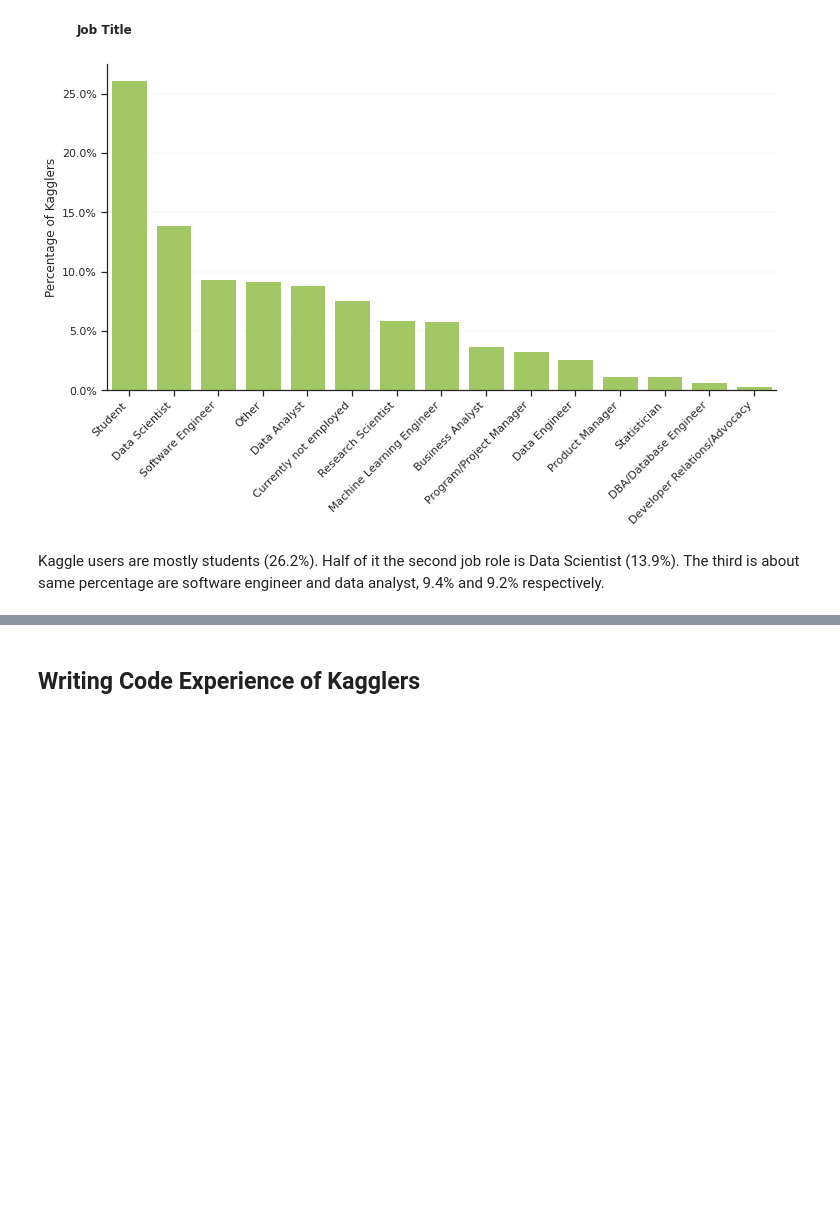
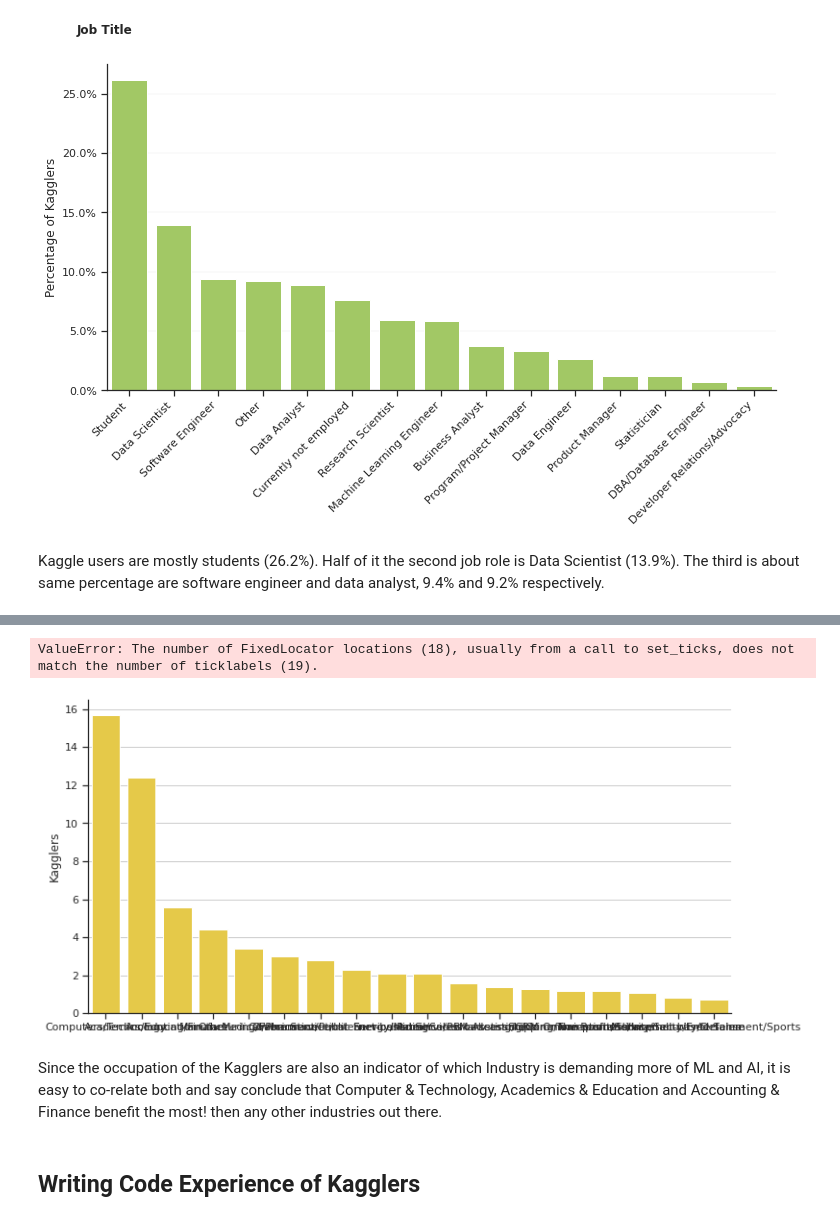
Before and after one commit to StephRoos/Data-Science, a Jupyter notebook: Kaggle_Survey/2021_Kaggle_Survey_Analysis.ipynb, the cells around one changed output, grey strips where cells are left out. Drawn from its saved outputs; the diff is of its cells as text; code cells hidden in the pictures; blank space fills up the shorter version.

```diff
--- a/Kaggle_Survey/2021_Kaggle_Survey_Analysis.ipynb
+++ b/Kaggle_Survey/2021_Kaggle_Survey_Analysis.ipynb
@@ -241,0 +243,9 @@ Kaggle users are mostly students (26.2%). Half of it the second job role is Data
+# %%
+# Create a table with number of Kagglers by type of industry
+
+df_industry = pd.DataFrame(df_a.groupby('Q20', dropna = False).size())
+df_industry.index.name = 'Industry'
+df_industry.columns = ['Kagglers']
+df_industry.sort_values(by='Kagglers', ascending=False, inplace=True)
+df_industry = np.round(df_industry/ df_industry.sum() *100, 1)
+df_industry
@@ -242,3 +271,31 @@ Kaggle users are mostly students (26.2%). Half of it the second job role is Data
+# %%
+data = df_industry.copy()
+
+# Create a bar plot with country distribution
+fig, ax = plt.subplots(1,1, figsize=(12, 6))
+custom_params = {"axes.spines.right": False, "axes.spines.top": False}
+sns.set_theme(style="ticks", palette="Set2", rc=custom_params)
+ax.grid(axis='y', linestyle='-', alpha=1)
+
+sns.barplot(x=data.index, y=data['Kagglers'], color='C5')
+
+ax.set_xlabel('')
+ax.set_xticklabels(data.index)
+plt.setp(ax.xaxis.get_majorticklabels(), rotation=45, ha="right" )
+ax.set_ylabel('Percentage of Kagglers')
+ax.yaxis.set_major_formatter(mtick.PercentFormatter())
+
+
+ax.grid(which='major', axis='y', zorder=0, color='#CDD0CB', lw=0.3, alpha=0.6)
+
+fig.text(0.09, 0.95, 'Industry of Profession', fontsize=12, fontweight='bold')
+
+plt.show()
+# %% [output]
+ValueError: The number of FixedLocator locations (18), usually from a call to set_ticks, does not match the number of ticklabels (19).
+[figure, added]
+# %% [markdown]
+Since the occupation of the Kagglers are also an indicator of which Industry is demanding more of ML and AI, it is easy to co-relate both and say conclude that Computer & Technology, Academics & Education and Accounting & Finance benefit the most! then any other industries out there.
 # %% [markdown]
 ## Writing Code Experience of Kagglers
 # %%
```
Also changed, not shown: parts of 14 cells of this notebook.
